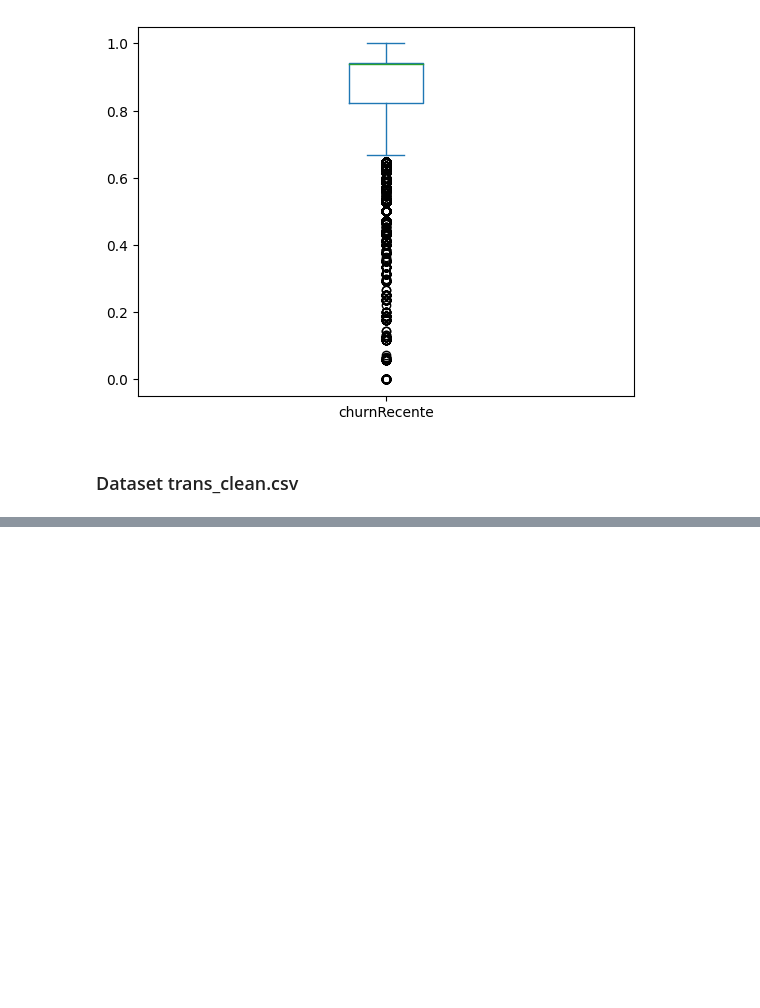
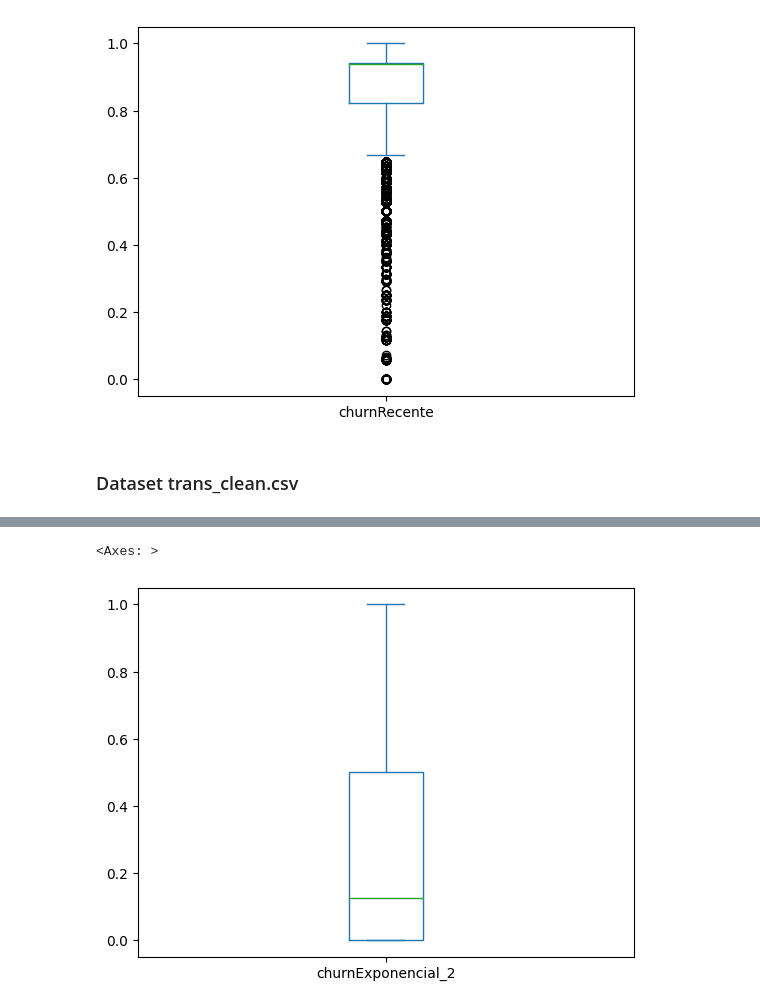
Before and after one commit to SabrinaBruni28/churn, a Jupyter notebook: ChurnFinal/Frequencia/Recente/Testes/ChurnsRecentes.ipynb, the cells around one changed output, grey strips where cells are left out. Drawn from its saved outputs; the diff is of its cells as text; code cells hidden in the pictures; blank space fills up the shorter version.

```diff
--- a/ChurnFinal/Frequencia/Recente/Testes/ChurnsRecentes.ipynb
+++ b/ChurnFinal/Frequencia/Recente/Testes/ChurnsRecentes.ipynb
@@ -107,5 +107,5 @@ df2.churnRecente.plot.box()
 # %% [markdown]
 ### Dataset trans_clean.csv
 # %%
-df3 = pd.read_csv("churnResultado2.csv")
+df3 = pd.read_csv("churnResultadoTransR.csv")
 df3
@@ -115,0 +143,5 @@ df3.churnRecente.plot.box()
+# %%
+df3.churnExponencial_2.plot.box()
+# %% [output]
+<Axes: >
+[figure, added]
```
Also changed, not shown: parts of 5 cells of this notebook, 19 other files.
